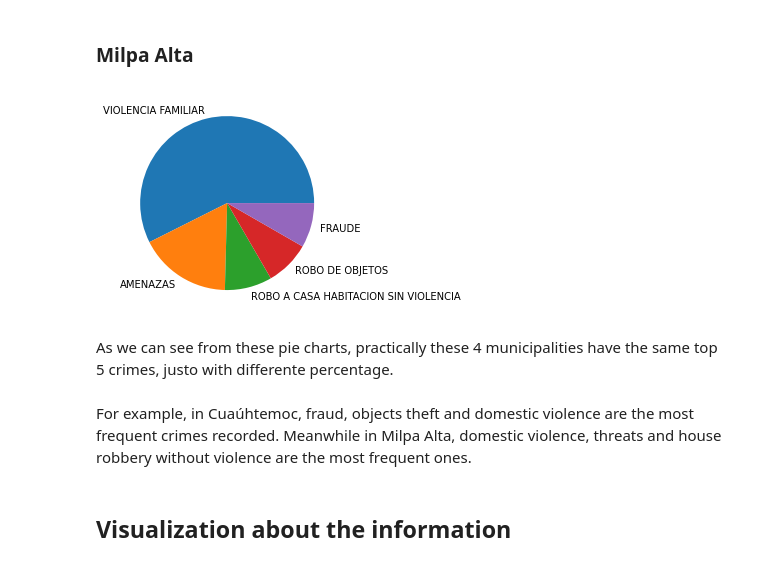
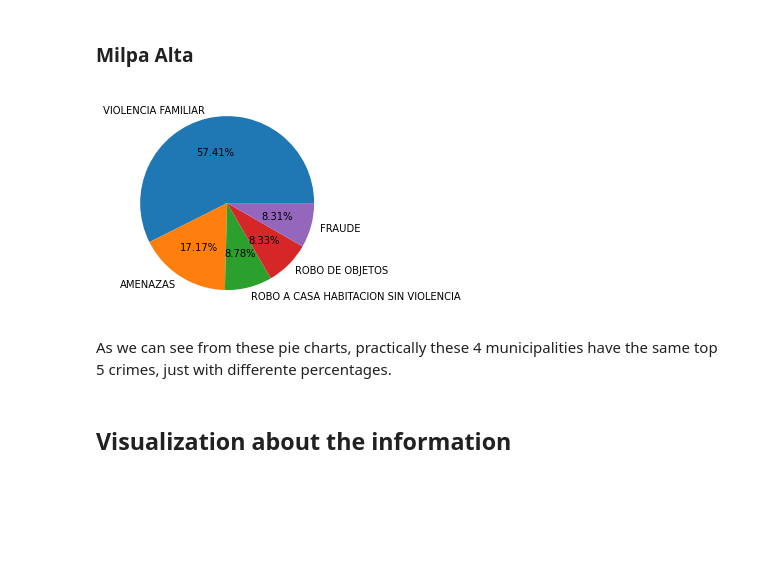
Before and after one commit to lorenaphys/CPBI, a Jupyter notebook: notebooks/Tech_interview.ipynb, the cells around one changed output. Cells and saved outputs as stored; diff of their text form; code cells hidden in the pictures; blank space fills up the shorter version.

```diff
--- a/notebooks/Tech_interview.ipynb
+++ b/notebooks/Tech_interview.ipynb
@@ -110,19 +110,17 @@ plt.show()
 # %% [markdown]
 ### Milpa Alta
 # %%
-plt.pie(top_crime_milpa_alta['size'], labels = top_crime_milpa_alta['delito'])
+plt.pie(top_crime_milpa_alta['size'], labels = top_crime_milpa_alta['delito'], autopct='%.2f%%')
 plt.show()
 # %% [output]
-[figure, old version]
+[figure, new version]
 # %% [markdown]
-As we can see from these pie charts, practically these 4 municipalities have the same top 5 crimes, justo with differente percentage.
+As we can see from these pie charts, practically these 4 municipalities have the same top 5 crimes, just with differente percentages.
 # %%
 #fig = px.sunburst(crime_cdmx,
                   #path=['alcaldia_hechos', 'delito']
                  #)
 #fig.show()
-# %% [markdown]
-For example, in Cuaúhtemoc, fraud, objects theft and domestic violence are the most frequent crimes recorded. Meanwhile in Milpa Alta, domestic violence, threats and house robbery without violence are the most frequent ones.
 # %% [markdown]
 ## Visualization about the information
 # %% [markdown]
```
Also changed, not shown: parts of 22 cells of this notebook.
